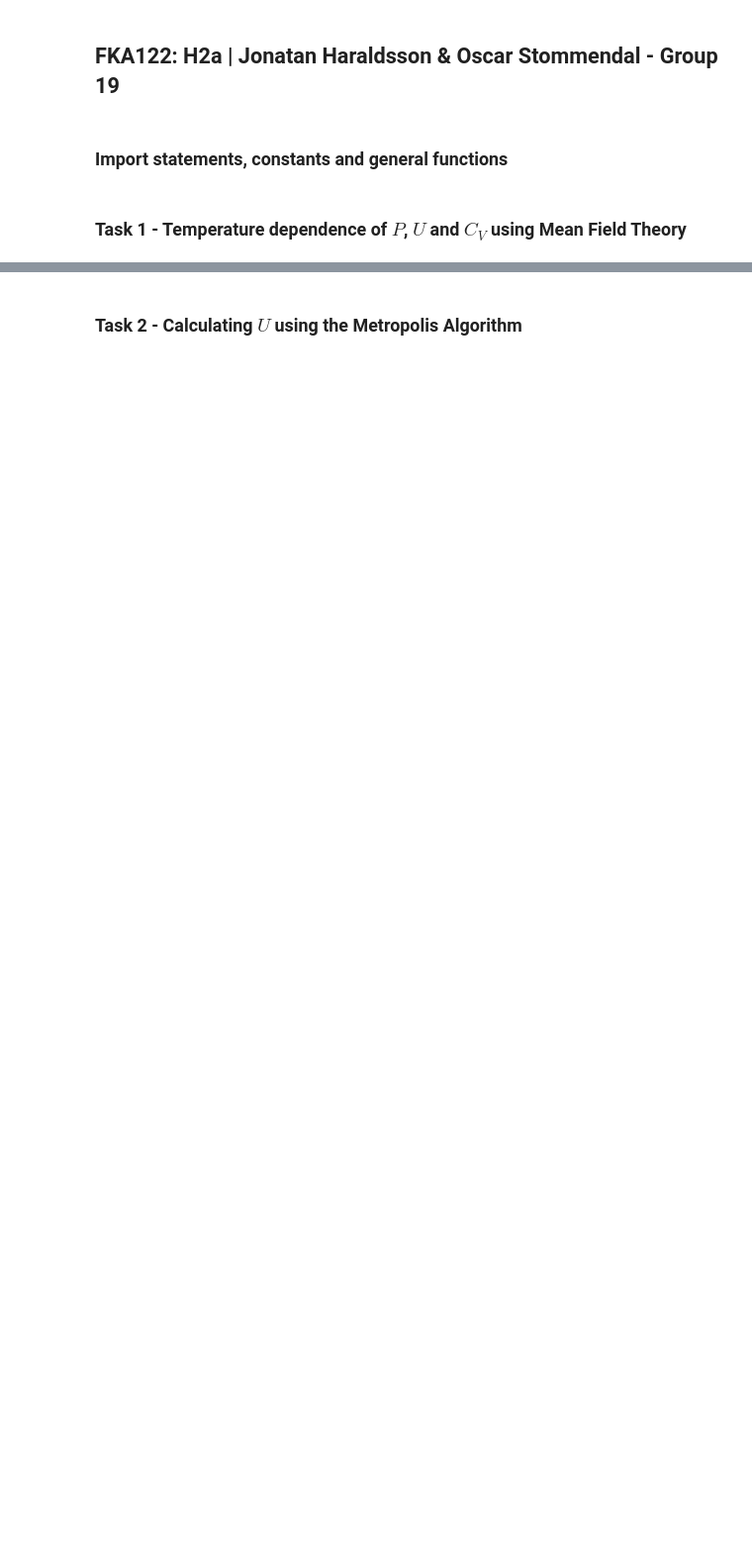
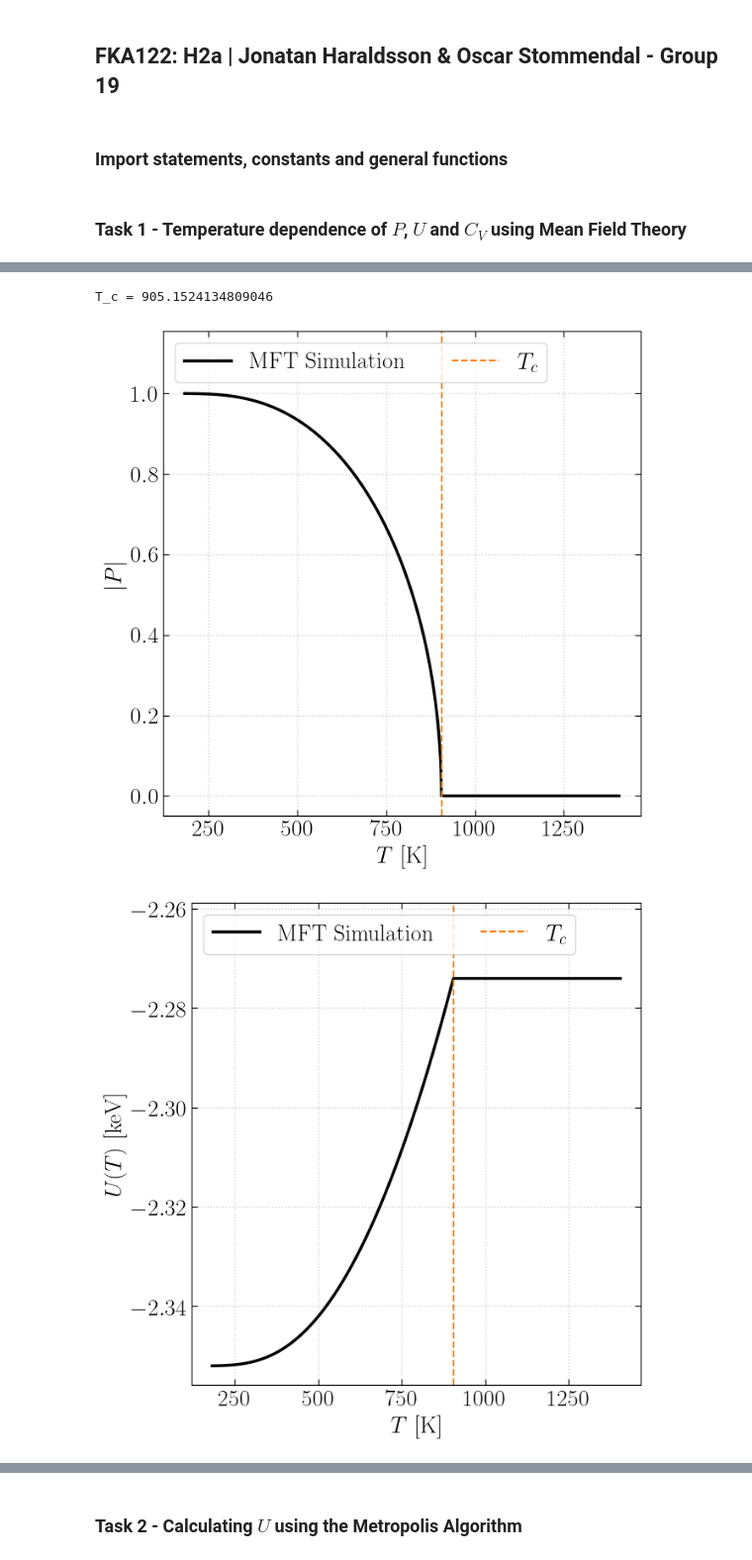
Before and after one commit to stommen/fka122-homeworks, a Jupyter notebook: H2/analyzer.ipynb, the cells around one changed output, grey strips where cells are left out. Shown at 99% size. Cells and saved outputs as stored; diff of their text form; code cells hidden in the pictures; blank space fills up the shorter version.

```diff
--- a/H2/analyzer.ipynb
+++ b/H2/analyzer.ipynb
@@ -193,0 +240,18 @@ T_c = 905.1524134809046
+# %%
+
+E_cucu = -0.436
+E_znzn = -0.113
+E_cuzn = -0.294
+delta_E = E_cucu + E_znzn - 2*E_cuzn
+T_c = 2*delta_E/k_B
+print(f'T_c = {T_c}')
+
+data = np.loadtxt('data/task_1/data.csv', delimiter=',')
+
+plot_task_1('P', T_c, save=False)
+plot_task_1('U', T_c, save=False)
+plot_task_1('C', T_c, save=False)
+# %% [output]
+T_c = 905.1524134809046
+[figure, added]
+[figure, added]
```
Also changed, not shown: parts of 8 cells of this notebook, 5 other files.
